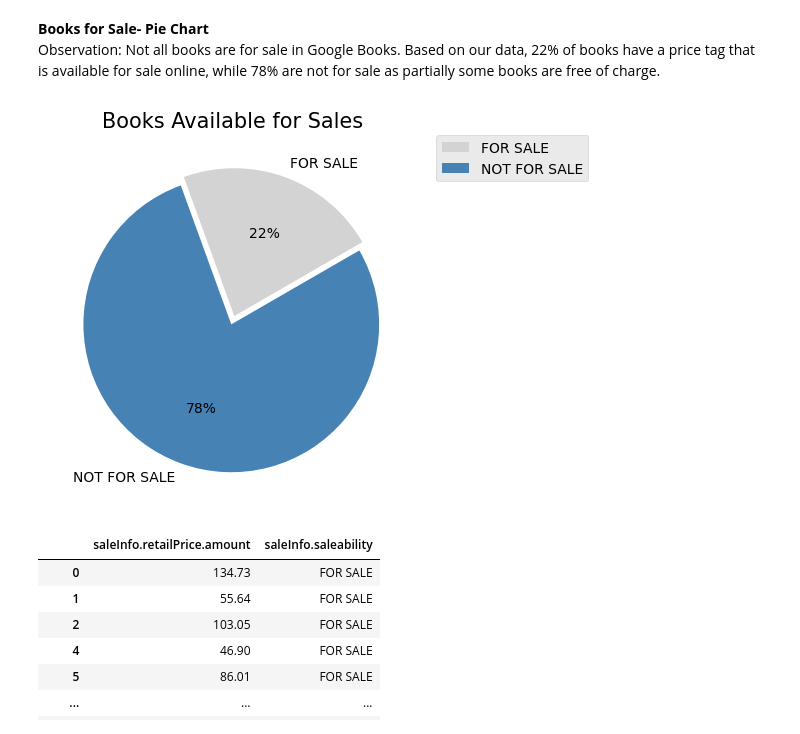
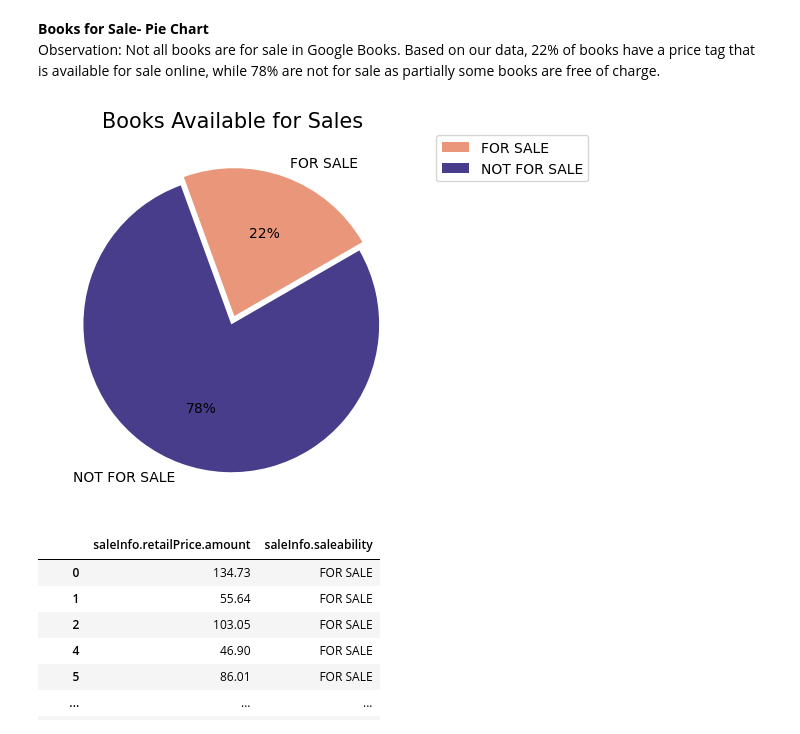
Before and after one commit to hilarylimyuxuan/Book-Recommendation-System, a Jupyter notebook: Book Recommendation System - Google Book.ipynb, the cells around one changed output. Drawn from its saved outputs; the diff is of its cells as text; code cells hidden in the pictures.

```diff
--- a/Book Recommendation System - Google Book.ipynb
+++ b/Book Recommendation System - Google Book.ipynb
@@ -1433,19 +1488,19 @@ Observation: Not all books are for sale in Google Books. Based on our data, 22%
 # %%
 #Books for Sale- Pie Chart
 sale_df_v2 = sale_df[['saleInfo.saleability']].value_counts()
 sale_df_v2 = sale_df_v2.reset_index()
 sale_df_v2.columns = "No_of_books",""
 
-colors = ['lightgray', 'steelblue']
+colors = ['darksalmon', 'darkslateblue']
 explode = ( 0.03, 0.03)
 sale_df_v2.groupby(['No_of_books']).sum().plot(kind='pie', y='', autopct='%1.0f%%', colors=colors, explode=explode,
                                              startangle=30)
 plt.legend(bbox_to_anchor=(1.05, 1), loc='upper left', borderaxespad=0)
 plt.title('Books Available for Sales', fontsize = 15)
 #Display Pie Chart
 plt.show()
 # %% [output]
-[figure, old version]
+[figure, new version]
 # %%
 #Price Range
 price_df = cleaned_df[['saleInfo.retailPrice.amount','saleInfo.saleability']].copy()
```
Also changed, not shown: parts of 12 cells of this notebook.
